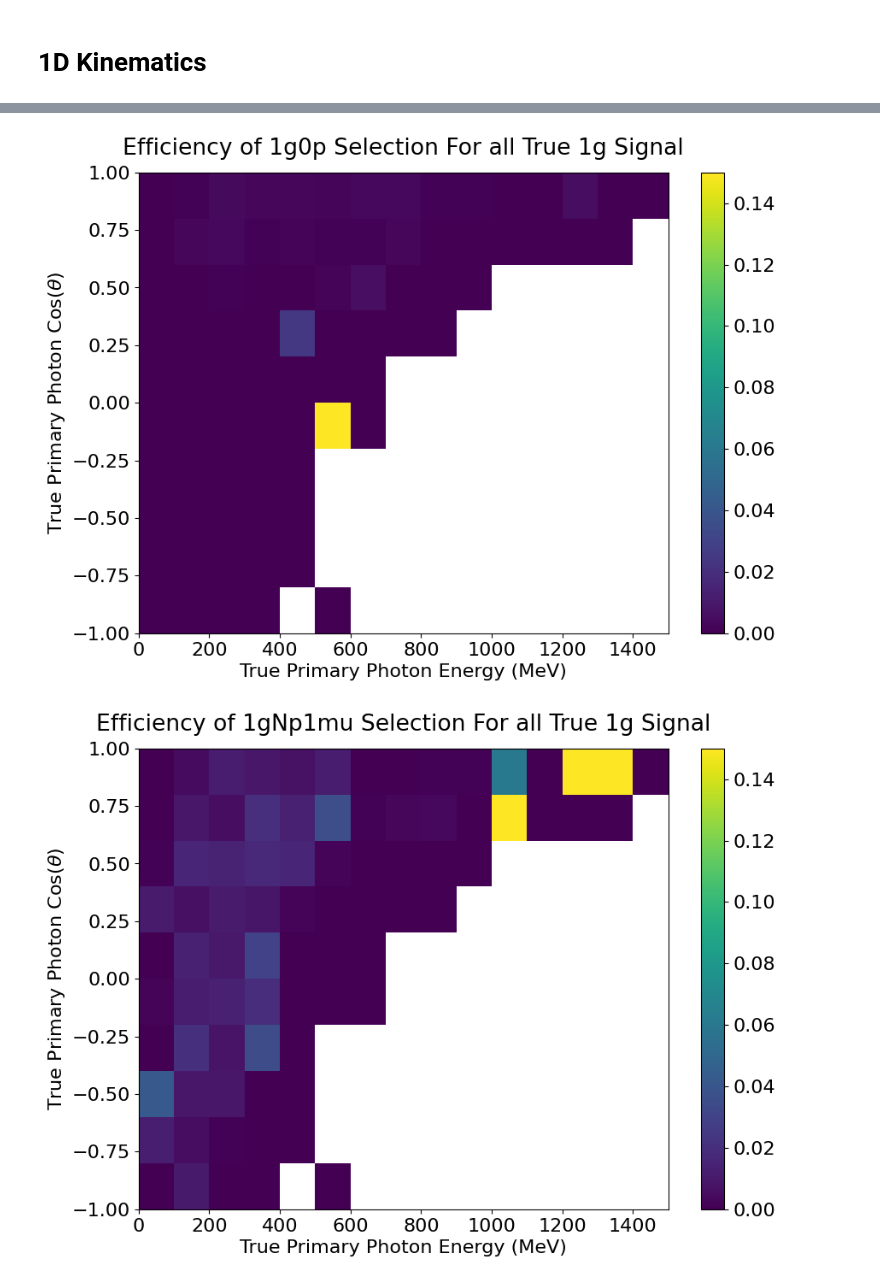
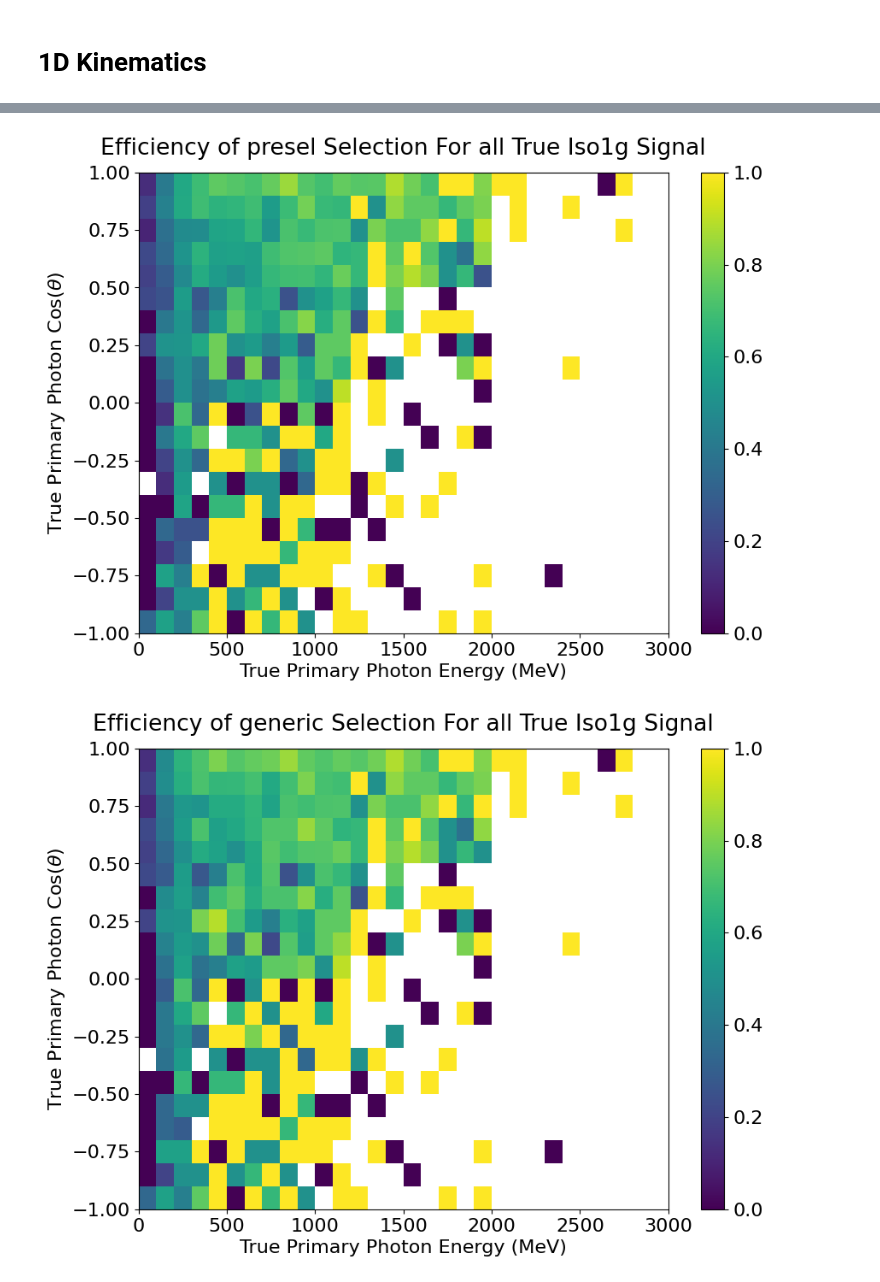
Before and after one commit to leehagaman/uboone_ngem, a Jupyter notebook: ipynb_notebooks/efficiencies.ipynb, the cells around one changed output, grey strips where cells are left out. Saved outputs shown, nothing was run; the diff lists cells and outputs as text; code cells hidden in the pictures.

```diff
--- a/ipynb_notebooks/efficiencies.ipynb
+++ b/ipynb_notebooks/efficiencies.ipynb
@@ -290,15 +289,16 @@ plt.show()
 # %% [markdown]
 # 1g Efficiencies By Cut Value
 # %%
-presel_merged_df["prob_1g_combined"] = (presel_merged_df["prob_1gNp"]
-                                      + presel_merged_df["prob_1g0p"]
-                                      + presel_merged_df["prob_1gNp1mu"]
-                                      + presel_merged_df["prob_1g0p1mu"]
-                                      + presel_merged_df["prob_1g_outFV"])
-presel_merged_df["prob_2gXp"] = (presel_merged_df["prob_2gNp"]
-                                      + presel_merged_df["prob_2g0p"])
-presel_merged_df["prob_1eXp"] = (presel_merged_df["prob_1eNp"]
-                                      + presel_merged_df["prob_1e0p"])
+presel_merged_df["prob_1g"] = (presel_merged_df["prob_1gNp"]
+                             + presel_merged_df["prob_1g0p"]
+                             + presel_merged_df["prob_1gNp1mu"]
+                             + presel_merged_df["prob_1g0p1mu"])
+presel_merged_df["prob_1g0mu"] = (presel_merged_df["prob_1gNp"] + presel_merged_df["prob_1g0p"])
+presel_merged_df["prob_1g1mu"] = (presel_merged_df["prob_1gNp1mu"] + presel_merged_df["prob_1g0p1mu"])
+
+presel_merged_df["prob_NC1pi0"] = (presel_merged_df["prob_NC1pi0_Np"] + presel_merged_df["prob_NC1pi0_0p"])
+presel_merged_df["prob_numuCC1pi0"] = (presel_merged_df["prob_numuCC1pi0_Np"] + presel_merged_df["prob_numuCC1pi0_0p"])
+presel_merged_df["prob_nueCC"] = (presel_merged_df["prob_nueCC_Np"] + presel_merged_df["prob_nueCC_0p"])
 
 presel_merged_df.loc[merged_df["wc_kine_reco_Enu"] < 0, "wc_nc_delta_score_generic"] = -999
 presel_merged_df.loc[merged_df["wc_nc_delta_score"].isna(), "wc_nc_delta_score_generic"] = -999
@@ -887,39 +969,33 @@ plt.savefig("../plots/nc_delta_Enu_eff.pdf")
 # %%
-all_1g_sig_true_shower_energy = all_1g_sig_df["wc_true_leading_shower_energy"].to_numpy()
-all_1g_sig_true_shower_costheta = all_1g_sig_df["wc_true_leading_shower_costheta"].to_numpy()
-all_1g_sig_weights = all_1g_sig_df["wc_net_weight"].to_numpy()
+all_iso1g_sig_true_shower_energy = all_iso1g_sig_df["wc_true_leading_shower_energy"].to_numpy()
+all_iso1g_sig_true_shower_costheta = all_iso1g_sig_df["wc_true_leading_shower_costheta"].to_numpy()
+all_iso1g_sig_weights = all_iso1g_sig_df["wc_net_weight"].to_numpy()
 
-x_bin_edges = np.linspace(0., 1500., 16)
-y_bin_edges = np.linspace(-1., 1., 11)
+x_bin_edges = np.linspace(0., 3000., 31)
+y_bin_edges = np.linspace(-1., 1., 21)
 bins = (x_bin_edges, y_bin_edges)
 
 plt.rcParams['font.size'] = 16
 
 plt.figure(dpi=100, figsize=(10,7))
 ax = plt.gca()
-plt.hist2d(all_1g_sig_true_shower_energy, all_1g_sig_true_shower_costheta, weights=all_1g_sig_weights, bins=bins, norm=mpl.colors.LogNorm())
+plt.hist2d(all_iso1g_sig_true_shower_energy, all_iso1g_sig_true_shower_costheta, weights=all_iso1g_sig_weights, bins=bins, norm=mpl.colors.LogNorm())
 plt.xlabel("True Primary Photon Energy (MeV)")
 plt.ylabel("True Primary Photon Cos(theta)")
 plt.colorbar(label="Count (weighted to 1.11e21 POT)")
 plt.title("All True 1g Signal", pad=15)
-plt.savefig("../plots/2d_all_1g.pdf")
+plt.savefig("../plots/iso1g_2d_all_1g.pdf")
 
-for eff_eval_cat in ["1gNp", "1g0p", "1gNp1mu", "1g0p1mu", "1g_outFV", "1g_combined"]:
-    if eff_eval_cat == "1gNp":
-        sig_sel_df = presel_1g_sig_1gNp_df
-    elif eff_eval_cat == "1g0p":
-        sig_sel_df = presel_1g_sig_1g0p_df
-    elif eff_eval_cat == "1gNp1mu":
-        sig_sel_df = presel_1g_sig_1gNp1mu_df
-    elif eff_eval_cat == "1g0p1mu":
-        sig_sel_df = presel_1g_sig_1g0p1mu_df
-    elif eff_eval_cat == "1g_outFV":
-        sig_sel_df = presel_1g_sig_1g_outFV_df
-    elif eff_eval_cat == "1g_combined":
-        sig_sel_df = presel_1g_sig_1g_combined_df
+for eff_eval_cat in ["1g0p", "presel", "generic"]:
+    if eff_eval_cat == "1g0p":
+        sig_sel_df = presel_iso1g_sig_1g0p_df
+    elif eff_eval_cat == "presel":
+        sig_sel_df = presel_iso1g_sig_df
+    elif eff_eval_cat == "generic":
+        sig_sel_df = generic_iso1g_sig_df
 
-    counts_sig, x_edges_, y_edges_ = np.histogram2d(all_1g_sig_df["wc_true_leading_shower_energy"].to_numpy(), all_1g_sig_df["wc_true_leading_shower_costheta"].to_numpy(),
-            bins=bins, weights=all_1g_sig_df["wc_net_weight"].to_numpy())
+    counts_sig, x_edges_, y_edges_ = np.histogram2d(all_iso1g_sig_df["wc_true_leading_shower_energy"].to_numpy(), all_iso1g_sig_df["wc_true_leading_shower_costheta"].to_numpy(),
+            bins=bins, weights=all_iso1g_sig_df["wc_net_weight"].to_numpy())
     counts_sig_sel, x_edges_, y_edges_ = np.histogram2d(sig_sel_df["wc_true_leading_shower_energy"].to_numpy(), sig_sel_df["wc_true_leading_shower_costheta"].to_numpy(),
             bins=bins, weights=sig_sel_df["wc_net_weight"].to_numpy())
     wc_eff_arr = []
@@ -938,7 +1014,7 @@ for eff_eval_cat in ["1gNp", "1g0p", "1gNp1mu", "1g0p1mu", "1g_outFV", "1g_combi
     plt.xlabel("True Primary Photon Energy (MeV)")
     plt.ylabel(r"True Primary Photon Cos($\theta$)")
     plt.colorbar()
-    plt.clim(0., 0.15)
-    plt.title(f"Efficiency of {eff_eval_cat} Selection For all True 1g Signal", pad=15)
-    plt.savefig(f"../plots/2d_eff_{eff_eval_cat}.pdf")
+    #plt.clim(0., 0.15)
+    plt.title(f"Efficiency of {eff_eval_cat} Selection For all True Iso1g Signal", pad=15)
+    plt.savefig(f"../plots/is1g_2d_eff_{eff_eval_cat}.pdf")
 # %% [output]
@@ -947,2 +1023,2 @@ for eff_eval_cat in ["1gNp", "1g0p", "1gNp1mu", "1g0p1mu", "1g_outFV", "1g_combi
-[figure, old version]
+[figure, new version]
-[figure, old version]
+[figure, new version]
```
Also changed, not shown: parts of 23 cells of this notebook, 4 other files.
